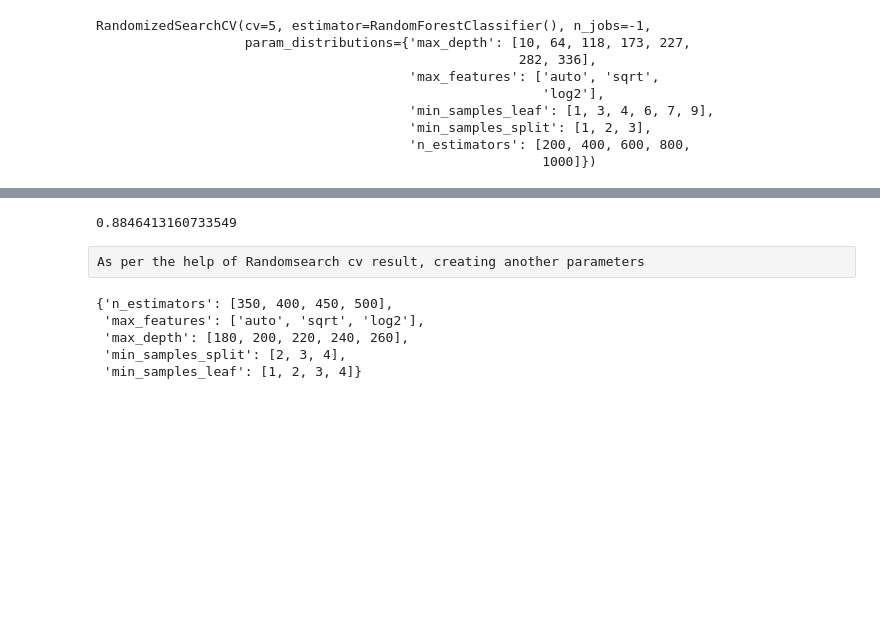
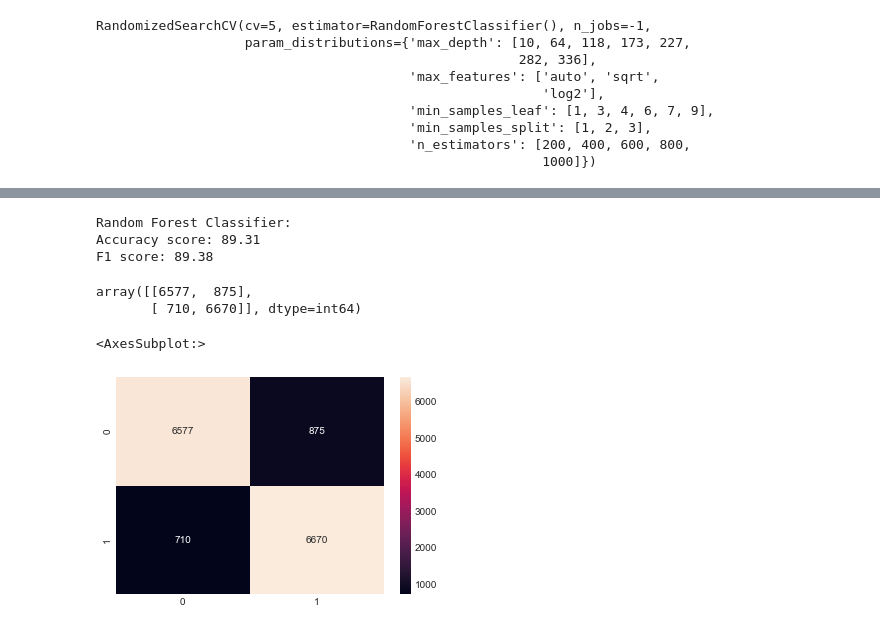
Before and after one commit to mohittomar2008/Census-Income-Project, a Jupyter notebook: Census Income Project.ipynb, the cells around one changed output, grey strips where cells are left out. Saved outputs shown, nothing was run; the diff lists cells and outputs as text; code cells hidden in the pictures; blank space fills up the shorter version.

```diff
--- a/Census Income Project.ipynb
+++ b/Census Income Project.ipynb
@@ -1079,30 +1090,19 @@ random.best_params_
-# %%
-pred=random.best_estimator_.predict(x_test)
-accuracy_score(y_test,pred)
-# %% [output]
-0.8846413160733549
-# %% [raw]
-As per the help of Randomsearch cv result, creating another parameters
 # %%
-n_estimator= [350, 400, 450,500]  # no of tree in Random forest, default is 100
-max_features= ['auto','sqrt','log2']  # mini no of features to create Decission Tree
-max_depth=[180,200,220,240,260]  #  Max depth of decision tree
-min_samples_split= [2,3,4]   # mini no of sample rerquired to split node
-min_samples_leaf= [1,2,3,4]  #mini no of sample required at each leaf node
-
-param_grid= {'n_estimators': n_estimator,
-             'max_features':max_features,
-             'max_depth':max_depth,
-             'min_samples_split':min_samples_split,
-             'min_samples_leaf':min_samples_leaf,
-             }
-param_grid
+print('Random Forest Classifier:')
+print('Accuracy score:', round(accuracy_score(y_test,pred) * 100, 2))
+print('F1 score:', round(f1_score(y_test,pred) * 100, 2))
 # %% [output]
-{'n_estimators': [350, 400, 450, 500],
- 'max_features': ['auto', 'sqrt', 'log2'],
- 'max_depth': [180, 200, 220, 240, 260],
- 'min_samples_split': [2, 3, 4],
- 'min_samples_leaf': [1, 2, 3, 4]}
+Random Forest Classifier:
+Accuracy score: 89.31
+F1 score: 89.38
 # %%
-grid= GridSearchCV(RFR_model,param_grid=param_grid,cv=5,n_jobs=-1)
-grid.fit(x_train,y_train)
+from sklearn.metrics import confusion_matrix
+confusion_matrix(y_test,pred)
+# %% [output]
+array([[6577,  875],
+       [ 710, 6670]], dtype=int64)
+# %%
+sns.heatmap(confusion_matrix(y_test,pred),annot=True, fmt='d')
+# %% [output]
+<AxesSubplot:>
+[figure, added]
```
Also changed, not shown: parts of 43 cells of this notebook.
